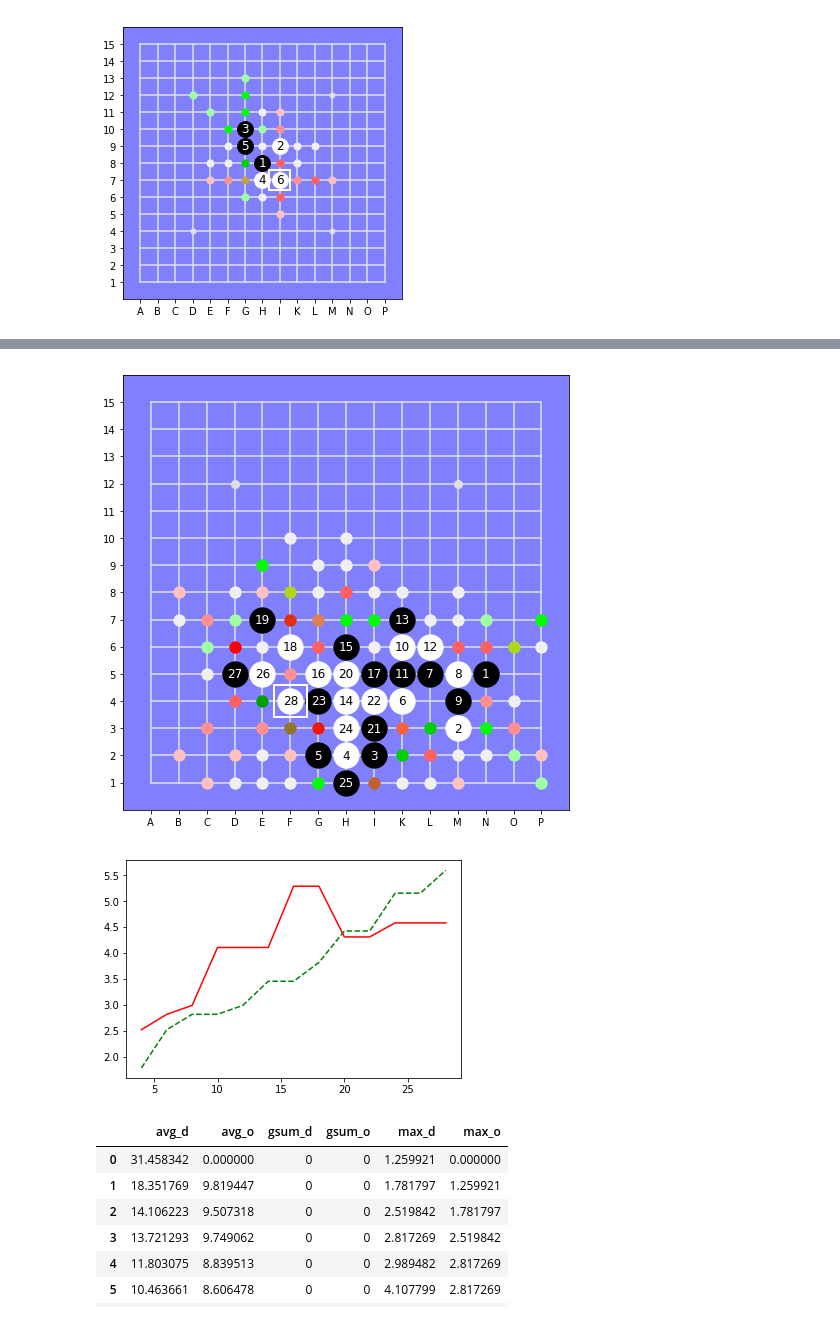
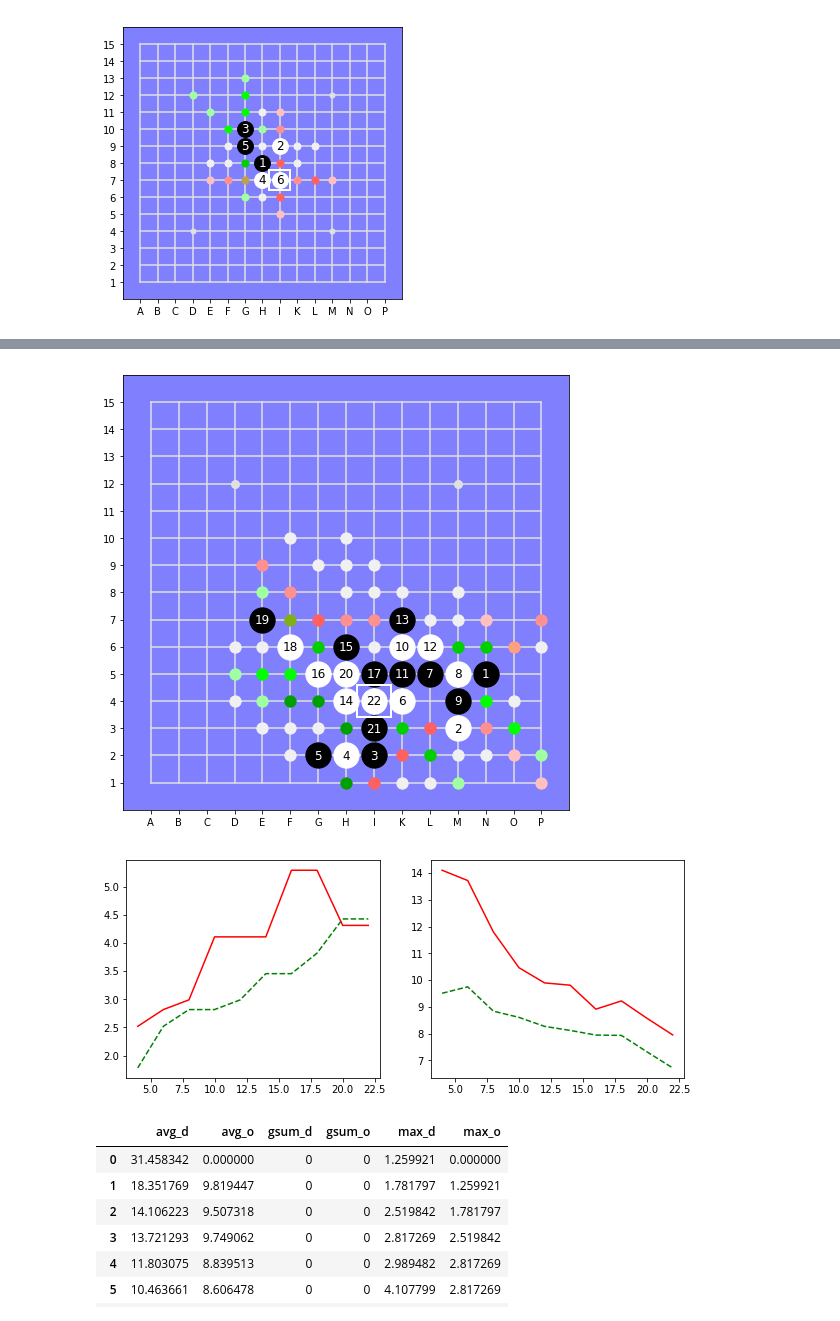
Before and after one commit to Project-Ellie/tutorials, a Jupyter notebook: other_stuff/DeepGomoku/GomokuBoard.ipynb, the cells around one changed output, grey strips where cells are left out. Drawn from its saved outputs; the diff is of its cells as text; code cells hidden in the pictures.

```diff
--- a/other_stuff/DeepGomoku/GomokuBoard.ipynb
+++ b/other_stuff/DeepGomoku/GomokuBoard.ipynb
@@ -85,14 +85,17 @@ board.bwd(20).display(score=True)
 # %%
-board.fwd(2).display(score=True);
+board.fwd(2).display(score='w');
 # %% [output]
-[figure, old version]
+[figure, new version]
 # %%
 n = (board.cursor+1)
 data = pd.DataFrame(board.stats['w'])
-plt.plot(range(4, n+2, 2), data['max_o'][2:n//2+1], 'g--',
+figure, axes = plt.subplots(1,2, figsize=(10, 4))
+axes[0].plot(range(4, n+2, 2), data['max_o'][2:n//2+1], 'g--',
          range(4, n+2, 2), data['max_d'][2:n//2+1], 'r' );
+axes[1].plot(range(4, n+2, 2), data['avg_o'][2:n//2+1], 'g--',
+         range(4, n+2, 2), data['avg_d'][2:n//2+1], 'r' );
 # %% [output]
-[figure, old version]
+[figure, new version]
 # %%
 pd.DataFrame(board.stats['w'])
 # %% [output]
```
Also changed, not shown: parts of 8 cells of this notebook, 2 other files.
